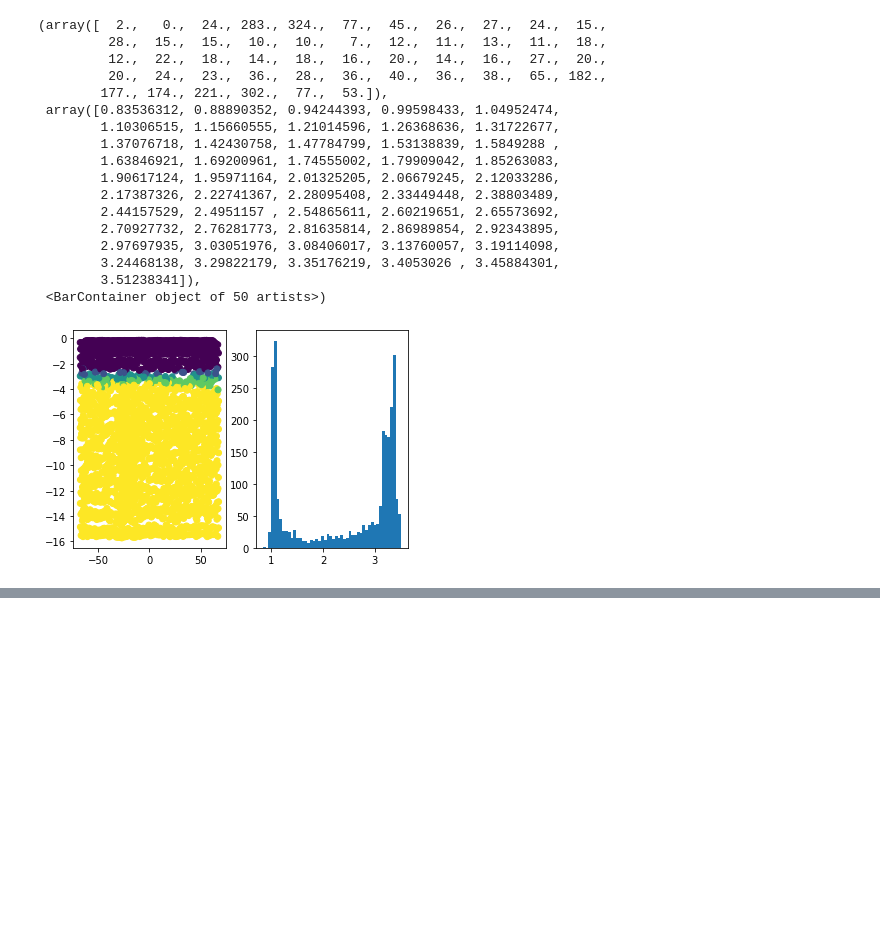
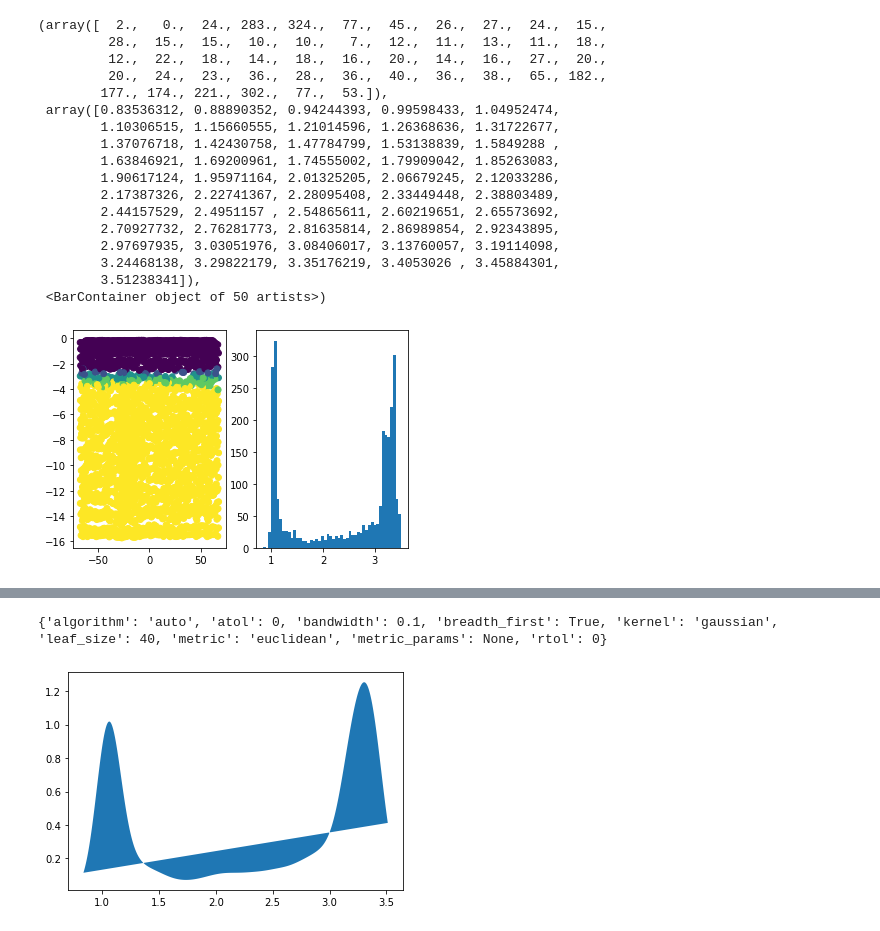
Before and after one commit to felikskiszkurno/SlopeStability, a Jupyter notebook: notebooks_sketch/kde.ipynb, the cells around one changed output, grey strips where cells are left out. Drawn from its saved outputs; the diff is of its cells as text; code cells hidden in the pictures; blank space fills up the shorter version.

```diff
--- a/notebooks_sketch/kde.ipynb
+++ b/notebooks_sketch/kde.ipynb
@@ -41,0 +76,11 @@ kde_model.fit()
+# %%
+kde_model = KernelDensity(bandwidth=0.1)
+kde_model.fit(x_train.reshape(-1, 1))
+score = kde_model.score_samples(x_test.reshape(-1, 1))
+
+fig = plt.fill(x_test, np.exp(score))
+
+print(kde_model.get_params())
+# %% [output]
+{'algorithm': 'auto', 'atol': 0, 'bandwidth': 0.1, 'breadth_first': True, 'kernel': 'gaussian', 'leaf_size': 40, 'metric': 'euclidean', 'metric_params': None, 'rtol': 0}
+[figure, added]
```
Also changed, not shown: parts of 7 cells of this notebook, 9 other files.
